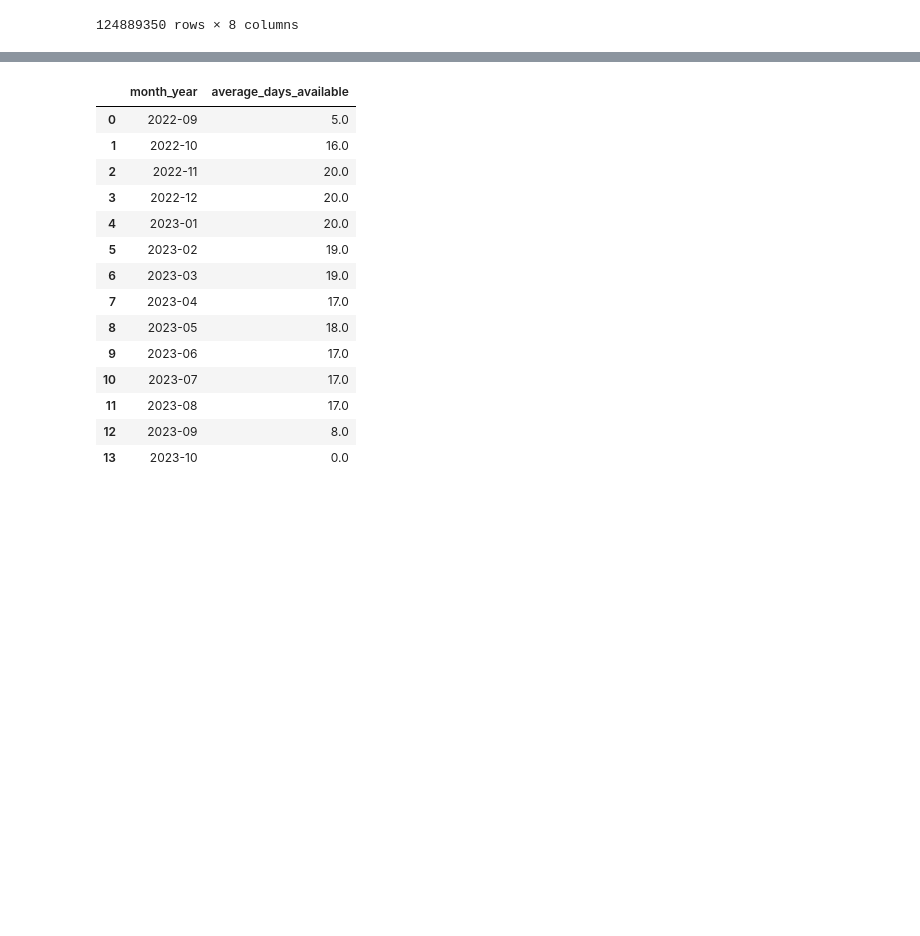
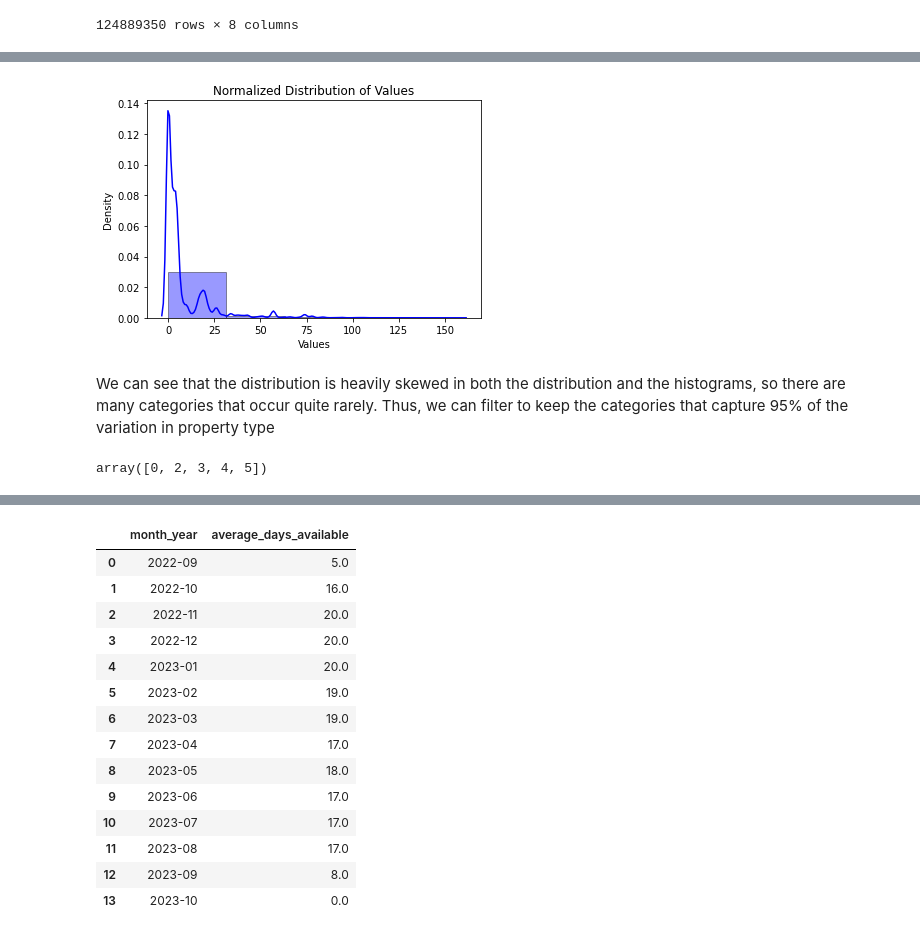
Before and after one commit to chidima-asika/touristic-properties-analysis, a Jupyter notebook: the_code.ipynb, the cells around one changed output, grey strips where cells are left out. Cells and saved outputs as stored; diff of their text form; code cells hidden in the pictures; blank space fills up the shorter version.

```diff
--- a/the_code.ipynb
+++ b/the_code.ipynb
@@ -70,0 +158,31 @@ all_calendar_df
+# %%
+import seaborn as sns
+
+# Plot the normalized distribution using Seaborn
+sns.distplot(all_listing_df_1['property_type'], hist=True, kde=True, bins=5, color='blue', hist_kws={'edgecolor': 'black'})
+
+# Add labels and title
+plt.xlabel('Values')
+plt.ylabel('Density')
+plt.title('Normalized Distribution of Values')
+
+# Show the plot
+plt.show()
+# %% [output]
+[figure, added]
+# %% [markdown]
+We can see that the distribution is heavily skewed in both the distribution and the histograms, so there are many categories that occur quite rarely. Thus, we can filter to keep the categories that capture 95% of the variation in property type
+# %%
+# Calculate the frequency of each category
+category_counts = all_listing_df_1['property_type'].value_counts(normalize=True)
+
+# Filter categories that capture 95% of the variation
+threshold = 0.05
+selected_categories = category_counts[category_counts >= threshold].index
+
+# Filter the DataFrame based on selected categories
+all_listing_df_2 = all_listing_df_1[all_listing_df_1['property_type'].isin(selected_categories)]
+
+all_listing_df_2['property_type'].unique()
+# %% [output]
+array([0, 2, 3, 4, 5])
```
Also changed, not shown: parts of 13 cells of this notebook.
